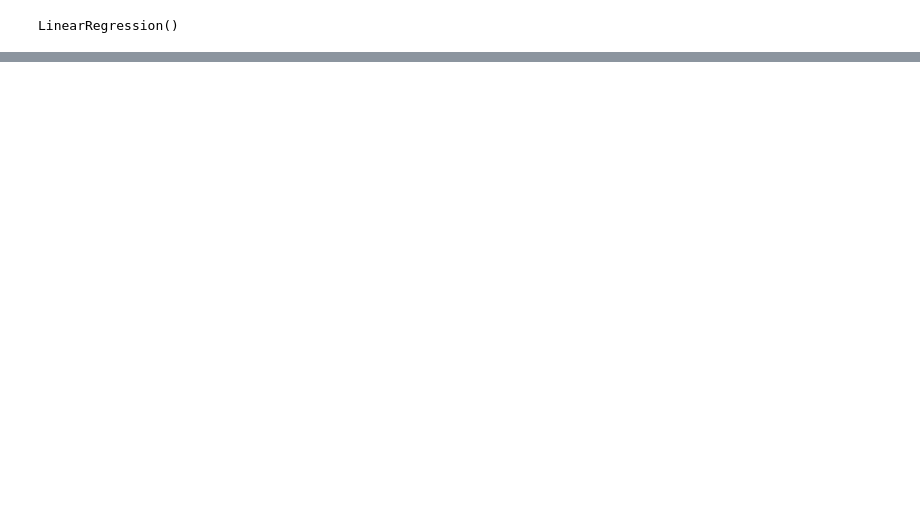
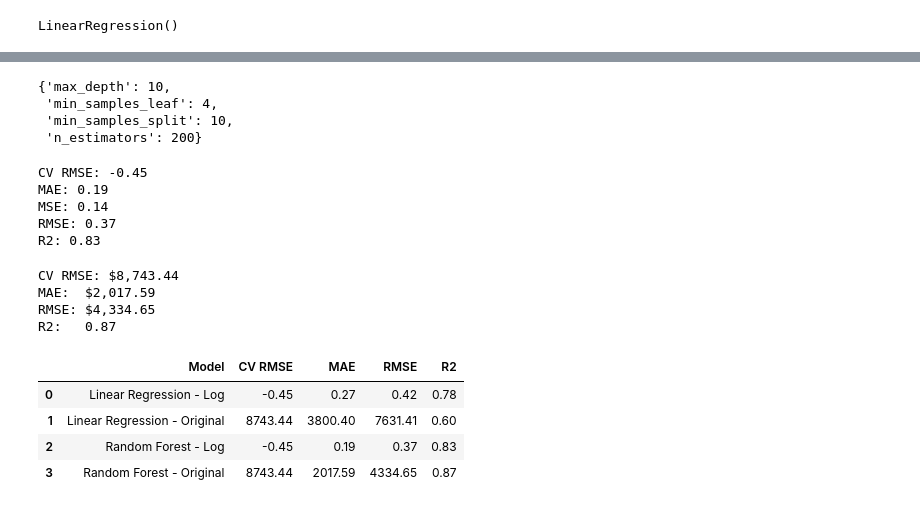
Before and after one commit to nh-adorie/adorie-data-projects, a Jupyter notebook: medical-cost-personal/notebook.ipynb, the cells around one changed output, grey strips where cells are left out. Saved outputs shown, nothing was run; the diff lists cells and outputs as text; code cells hidden in the pictures; blank space fills up the shorter version.

Commit message:
add git ignore and perform random forest regression

```diff
--- a/medical-cost-personal/notebook.ipynb
+++ b/medical-cost-personal/notebook.ipynb
@@ -238,0 +357,43 @@ R2: 0.76
+# %%
+# best params
+grid_search.best_params_
+# %% [output]
+{'max_depth': 10,
+ 'min_samples_leaf': 4,
+ 'min_samples_split': 10,
+ 'n_estimators': 200}
+# %%
+best_rf = grid_search.best_estimator_
+# %%
+y_test_pred = best_rf.predict(X_test)
+# %%
+# evaluate
+result_rf_log = evaluate_log(model, "Random Forest - Log", X_train, y_train, y_test, y_test_pred)
+df_results = pd.concat([df_results, pd.DataFrame([result_rf_log])], ignore_index=True)
+# %% [output]
+CV RMSE: -0.45
+MAE: 0.19
+MSE: 0.14
+RMSE: 0.37
+R2: 0.83
+# %%
+results_rf_original = evaluate_original(model, "Random Forest - Original", X_train, y_train, X_test, y_test, y_test_pred)
+df_results = pd.concat([df_results, pd.DataFrame([results_rf_original])], ignore_index=True)
+# %% [output]
+CV RMSE: $8,743.44
+MAE:  $2,017.59
+RMSE: $4,334.65
+R2:   0.87
+# %%
+df_results.style.format({
+    'CV RMSE': '{:.2f}',
+    'MAE': '{:.2f}',
+    'RMSE': '{:.2f}',
+    'R2': '{:.2f}'
+})
+# %% [output]
+|  | Model | CV RMSE | MAE | RMSE | R2 |
+| 0 | Linear Regression - Log | -0.45 | 0.27 | 0.42 | 0.78 |
+| 1 | Linear Regression - Original | 8743.44 | 3800.40 | 7631.41 | 0.60 |
+| 2 | Random Forest - Log | -0.45 | 0.19 | 0.37 | 0.83 |
+| 3 | Random Forest - Original | 8743.44 | 2017.59 | 4334.65 | 0.87 |
```
Also changed, not shown: parts of 14 cells of this notebook, 1 other file.
